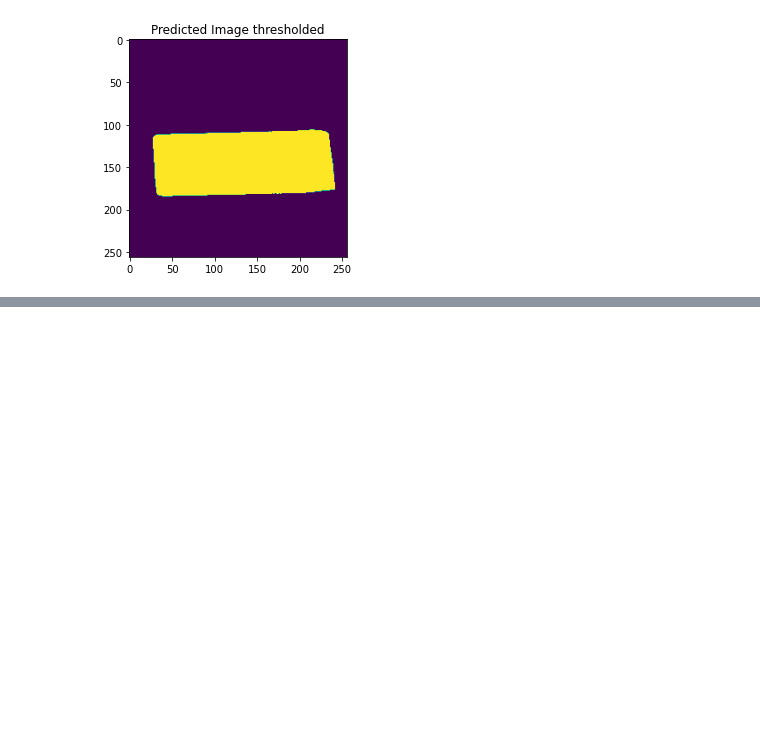
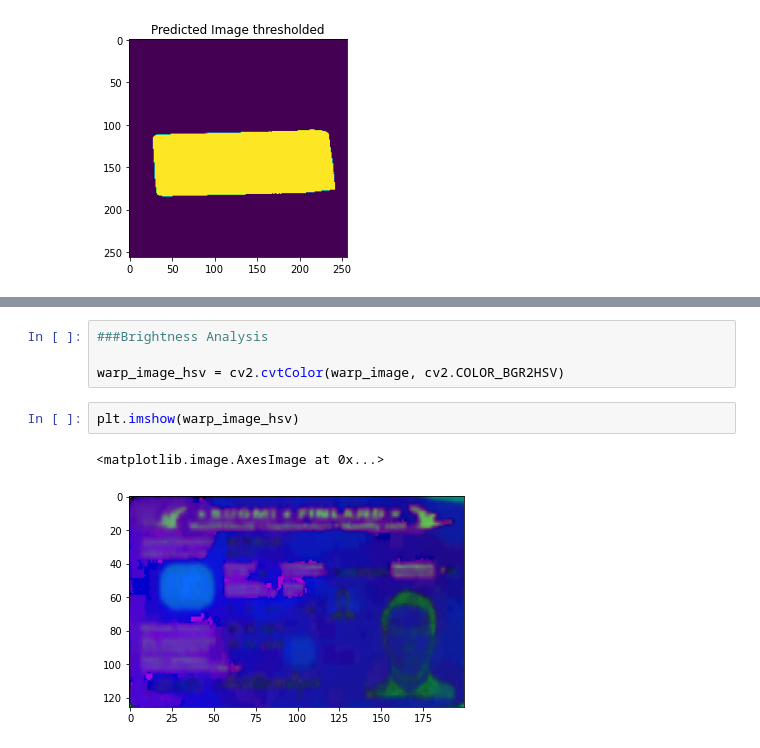
Before and after one commit to fataleror/id_verification, a Jupyter notebook: image_segmentation_licna_karta_v1.0_git.ipynb, the cells around one changed output, grey strips where cells are left out. Saved outputs shown, nothing was run; the diff lists cells and outputs as text; blank space fills up the shorter version.

Commit message:
Brightness_Analysis_v1.0

```diff
--- a/image_segmentation_licna_karta_v1.0_git.ipynb
+++ b/image_segmentation_licna_karta_v1.0_git.ipynb
@@ -541,0 +533,9 @@ warp_image = warp_perspective(masked_uint, pts_corners)
+# %%
+###Brightness Analysis
+
+warp_image_hsv = cv2.cvtColor(warp_image, cv2.COLOR_BGR2HSV)
+# %%
+plt.imshow(warp_image_hsv)
+# %% [output]
+<matplotlib.image.AxesImage at 0x...>
+[figure, added]
```
Also changed, not shown: parts of 9 cells of this notebook.
